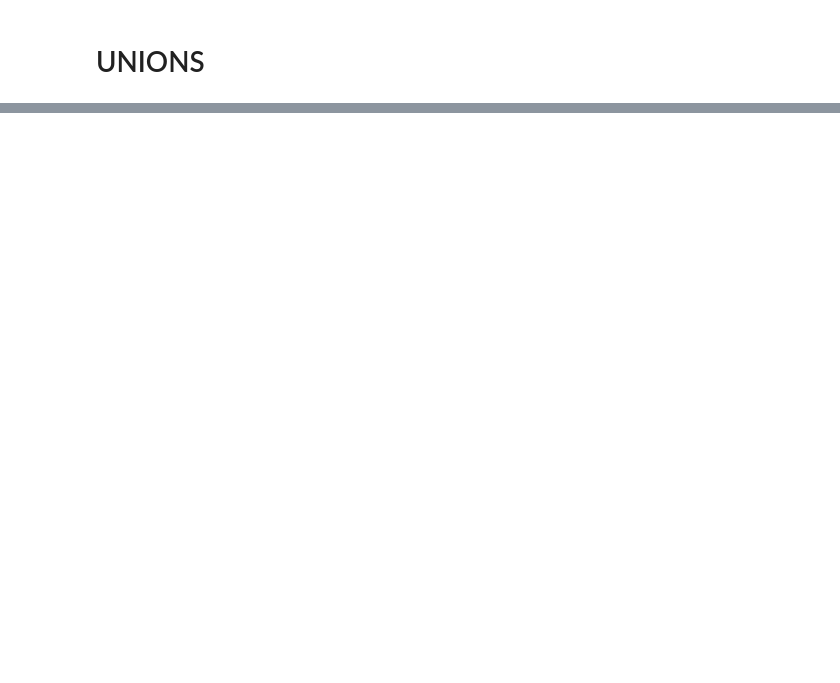
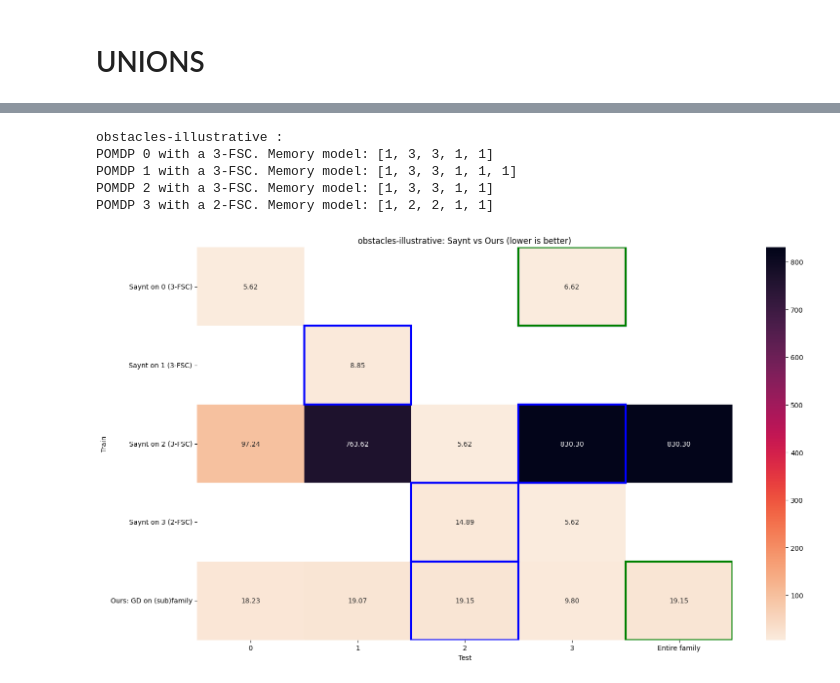
Before and after one commit to marisgg/synthesis, a Jupyter notebook: plots.ipynb, the cells around one changed output, grey strips where cells are left out. Cells and saved outputs as stored; diff of their text form; code cells hidden in the pictures; blank space fills up the shorter version.

```diff
--- a/plots.ipynb
+++ b/plots.ipynb
@@ -16,6 +17,12 @@ SUBFAMILY_SIZE=5
 OUTPUT_DIR = "./plot_builder_output"
 os.makedirs(f"{OUTPUT_DIR}/heatmaps", exist_ok=True)
 os.makedirs(f"{OUTPUT_DIR}/lineplot", exist_ok=True)
+# %%
+def load_results(benchmark, subfamily_size, method):
+    with open(f"{BASE_DIR}/{benchmark}/{subfamily_size}/{method}.pickle", 'rb') as handle:
+        result = pickle.load(handle)
+    print(result)
+    return result
 # %%
 def make_heatmap(results : dict, our_results : dict, title : str, baseline : str, minimizing = True, add_whole_family_value = True):
     values = np.array([list(item[-2].values()) for train, item in results.items()]).squeeze(axis=-1)
@@ -274,0 +293,7 @@ for env, minimizing in zip(ENVS, MINIMIZING):
+# %%
+benchmark = "obstacles-illustrative"
+SUBFAMILY_SIZE =  4
+# %%
+ours = load_results(benchmark, subfamily_size, "ours-sparse")
+subfamily_gd_results = load_results(benchmark, subfamily_size, "gradient")
+subfamily_saynt_results = load_results(benchmark, subfamily_size, "saynt")
@@ -274,0 +313,18 @@ for env, minimizing in zip(ENVS, MINIMIZING):
+# %%
+print(f"{benchmark} :")
+for i in range(SUBFAMILY_SIZE):
+    fsc = subfamily_saynt_results[i][1]
+    print("POMDP", i, 'with a', f"{fsc.num_nodes}-FSC. Memory model:", fsc.memory_model)
+    # for j in range(fsc.num_nodes):
+        # print(fsc.update_function[j])
+        # print("Node", j, [list(d.keys())[0] for d in fsc.update_function[j] if len(d) == 1])
+# %% [output]
+obstacles-illustrative :
+POMDP 0 with a 3-FSC. Memory model: [1, 3, 3, 1, 1]
+POMDP 1 with a 3-FSC. Memory model: [1, 3, 3, 1, 1, 1]
+POMDP 2 with a 3-FSC. Memory model: [1, 3, 3, 1, 1]
+POMDP 3 with a 2-FSC. Memory model: [1, 2, 2, 1, 1]
+# %%
+make_heatmap(subfamily_saynt_results, ours, benchmark, "Saynt")
+# %% [output]
+[figure, added]
```
Also changed, not shown: parts of 13 cells of this notebook, 5 other files.
